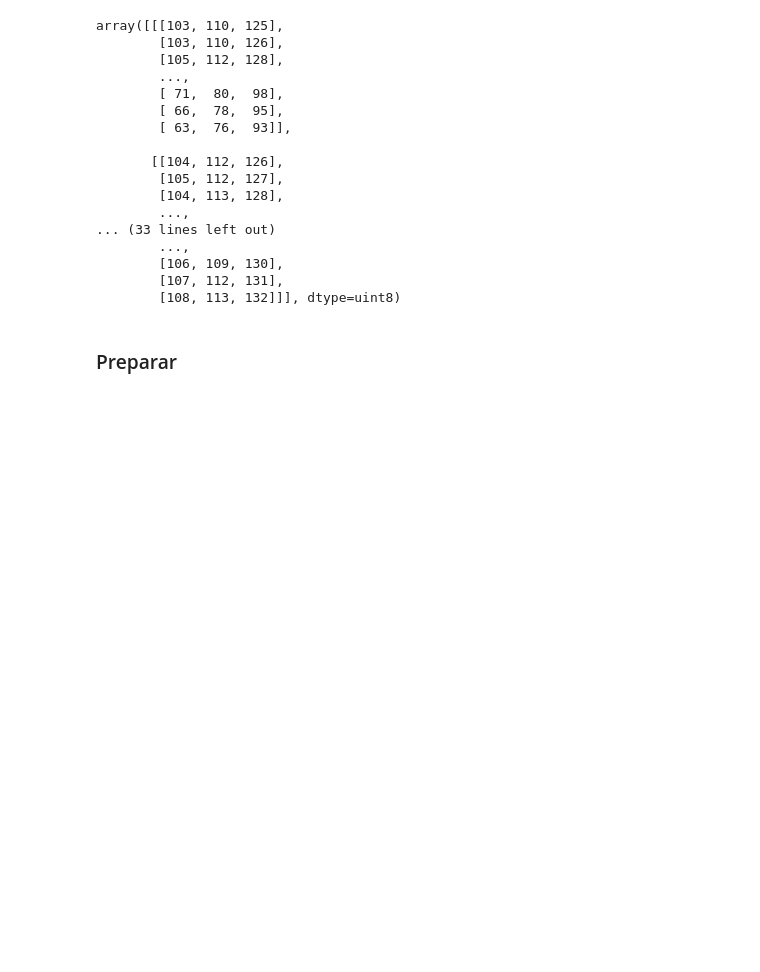
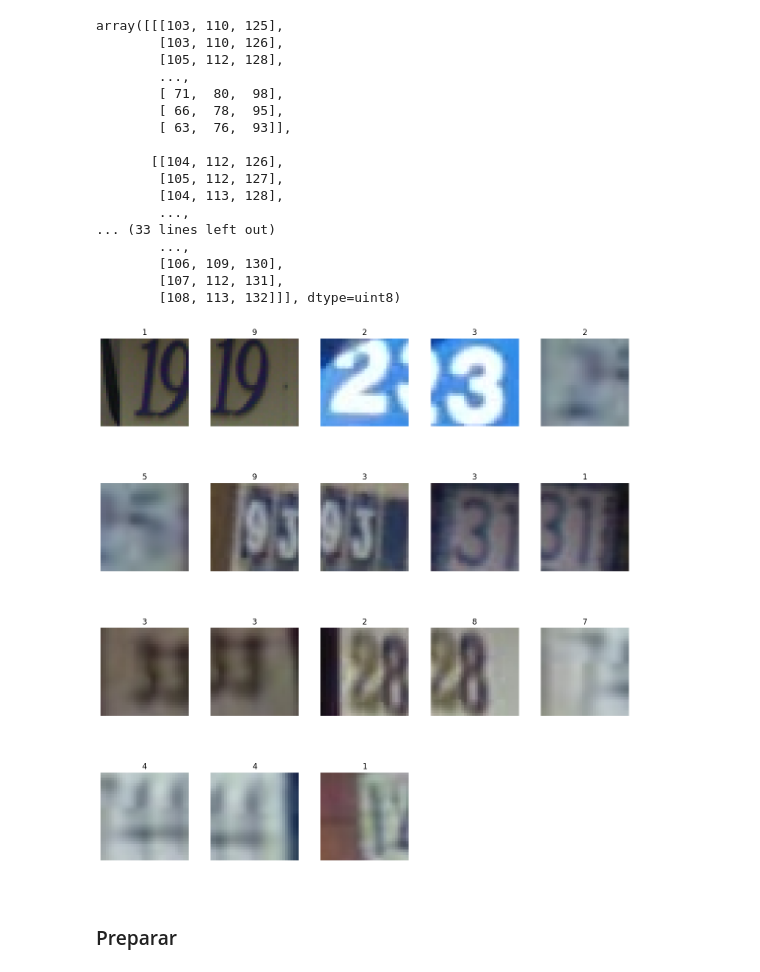
Before and after one commit to Elena2332/iabd, a Jupyter notebook: ia/sapa/deep_learning/4_3Ejercicios.ipynb, the cells around one changed output. Saved outputs shown, nothing was run; the diff lists cells and outputs as text; code cells hidden in the pictures; blank space fills up the shorter version.

```diff
--- a/ia/sapa/deep_learning/4_3Ejercicios.ipynb
+++ b/ia/sapa/deep_learning/4_3Ejercicios.ipynb
@@ -80,11 +77,11 @@ if not os.path.exists('./recursos/checkpoint'):
     os.mkdir('./recursos/checkpoint')
 
 # Si no mejora en 7 iteraciones el modelo para de entrenar
-early_stopping_cb = tf.keras.callbacks.EarlyStopping(patience=5, restore_best_weights=True)
+early_stopping_cb = tf.keras.callbacks.EarlyStopping(patience=4, restore_best_weights=True)
 checkpoint_cb = tf.keras.callbacks.ModelCheckpoint("./recursos/checkpoint/4_3_2_checkpoints.weights.h5", save_weights_only=True)
 
 historys = []
-rangos = [1e-3, 3e-3, 5e-3, 1e-2, 3e-2, 5e-2, 0.05]
+rangos = [1e-4, 5e-4, 1e-3, 3e-3, 5e-3, 1e-2, 3e-2, 5e-2]
 for lr in rangos :
     print('Learning rate: ',lr)
     # Se compila el modelo con el optimizador
@@ -204,5 +213,33 @@ array([[[103, 110, 125],
         [106, 109, 130],
         [107, 112, 131],
         [108, 113, 132]]], dtype=uint8)
+# %%
+# mostrar una imagen
+def mostrar_img(img, y):
+    plt.figure(figsize=(2, 2))
+    plt.imshow(img)
+    plt.axis('off')   # quita los ejes
+    plt.title(y)
+    plt.show()
+# for i in range(6): mostrar_img(X_train[i],y_train[i])
+
+# muestra varias imagenes a la vez (solo con el for quedaba muy feo)
+def listar_imgs(imgs_arr, y_arr):
+    n_fila = int(np.ceil((len(imgs_arr)+1)/5))
+    fig,ax = plt.subplots(n_fila,5, figsize=(15,n_fila*4))
+    ax = ax.flatten()
+    # aniadimos las imagenes al grafico
+    for i, img in enumerate(imgs_arr):
+        ax[i].set_title(y_arr[i])
+        ax[i].imshow(img, cmap="gray")
+        ax[i].axis("off")
+    # eliminamos los huecos vacios
+    for ax_vacio in ax[len(imgs_arr):]:  ax_vacio.axis("off")
+    plt.subplots_adjust(wspace=0.25, hspace=0.15)   # ajusta los margenes para separar las imágenes
+    plt.show()
+
+listar_imgs(X_test[:18], y_test[:18])
+# %% [output]
+[figure, added]
 # %% [markdown]
 ### Preparar
```
Also changed, not shown: parts of 10 cells of this notebook, 11 other files.
